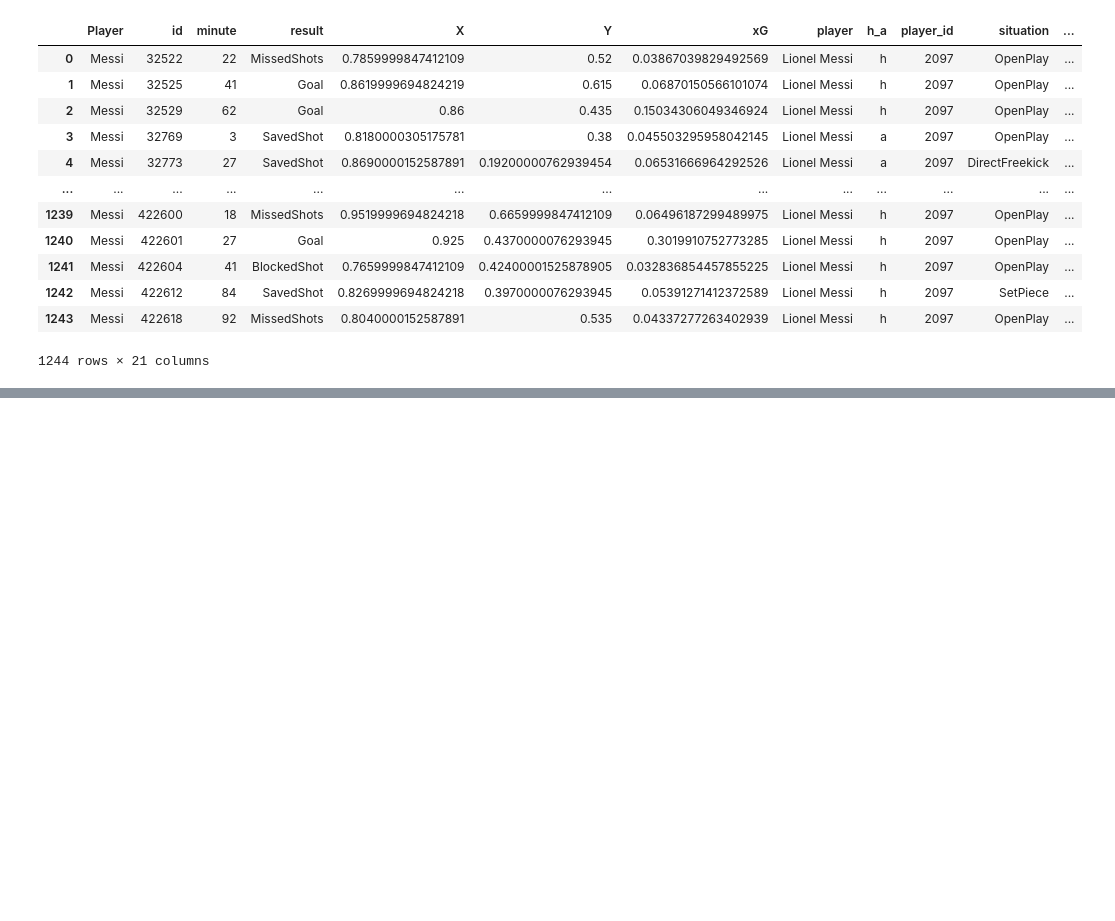
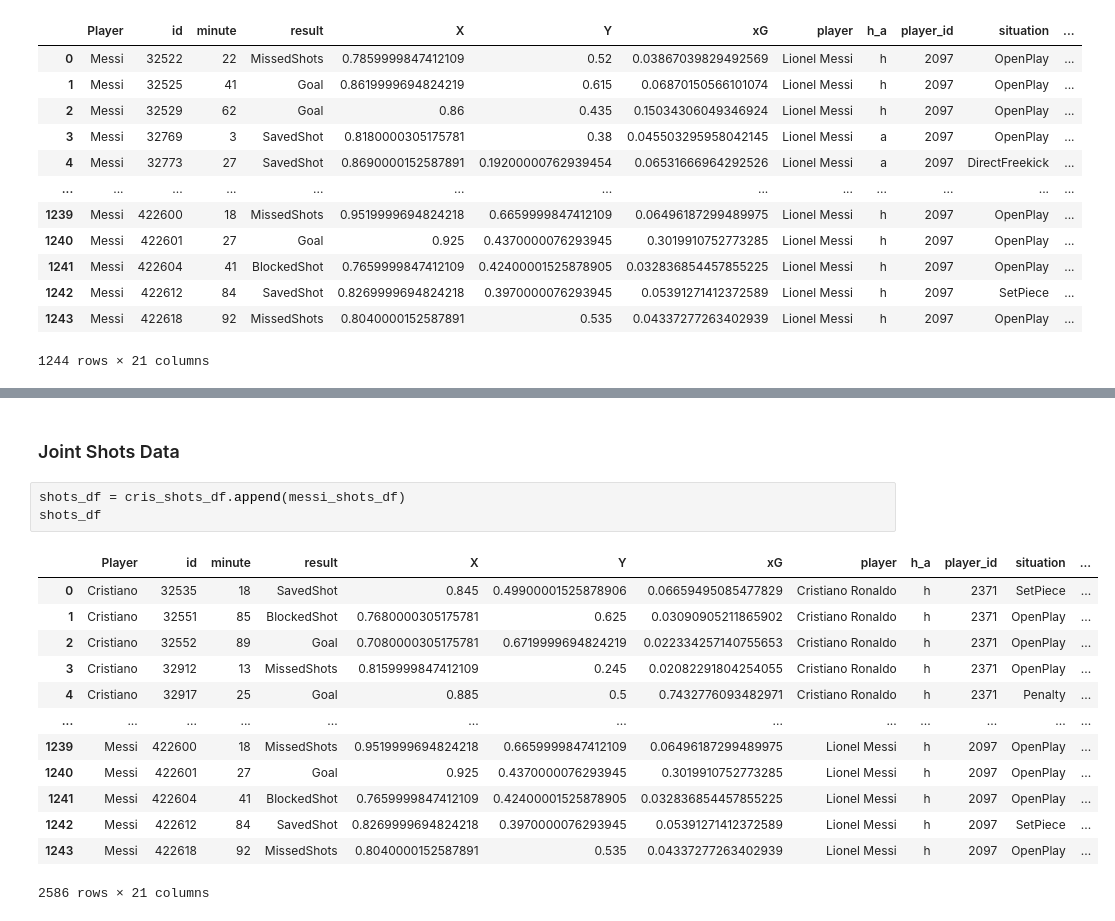
Before and after one commit to kaustavr19/Messi-vs-Ronaldo---An-Analytical-Debate, a Jupyter notebook: Messi_vs_Ronaldo_An_Analytical_Debate.ipynb, the cells around one changed output, grey strips where cells are left out. Drawn from its saved outputs; the diff is of its cells as text; blank space fills up the shorter version.

Commit message:
Final season & shots data table

```diff
--- a/Messi_vs_Ronaldo_An_Analytical_Debate.ipynb
+++ b/Messi_vs_Ronaldo_An_Analytical_Debate.ipynb
@@ -144,0 +168,19 @@ messi_shots_df
+# %% [markdown]
+### Joint Shots Data
+# %%
+shots_df = cris_shots_df.append(messi_shots_df)
+shots_df
+# %% [output]
+|  | Player | id | minute | result | X | Y | xG | player | h_a | player_id | situation | ... |
+| 0 | Cristiano | 32535 | 18 | SavedShot | 0.845 | 0.49900001525878906 | 0.06659495085477829 | Cristiano Ronaldo | h | 2371 | SetPiece | ... |
+| 1 | Cristiano | 32551 | 85 | BlockedShot | 0.7680000305175781 | 0.625 | 0.03090905211865902 | Cristiano Ronaldo | h | 2371 | OpenPlay | ... |
+| 2 | Cristiano | 32552 | 89 | Goal | 0.7080000305175781 | 0.6719999694824219 | 0.022334257140755653 | Cristiano Ronaldo | h | 2371 | OpenPlay | ... |
+| 3 | Cristiano | 32912 | 13 | MissedShots | 0.8159999847412109 | 0.245 | 0.02082291804254055 | Cristiano Ronaldo | h | 2371 | OpenPlay | ... |
+| 4 | Cristiano | 32917 | 25 | Goal | 0.885 | 0.5 | 0.7432776093482971 | Cristiano Ronaldo | h | 2371 | Penalty | ... |
+| ... | ... | ... | ... | ... | ... | ... | ... | ... | ... | ... | ... | ... |
+| 1239 | Messi | 422600 | 18 | MissedShots | 0.9519999694824218 | 0.6659999847412109 | 0.06496187299489975 | Lionel Messi | h | 2097 | OpenPlay | ... |
+| 1240 | Messi | 422601 | 27 | Goal | 0.925 | 0.4370000076293945 | 0.3019910752773285 | Lionel Messi | h | 2097 | OpenPlay | ... |
+| 1241 | Messi | 422604 | 41 | BlockedShot | 0.7659999847412109 | 0.42400001525878905 | 0.032836854457855225 | Lionel Messi | h | 2097 | OpenPlay | ... |
+| 1242 | Messi | 422612 | 84 | SavedShot | 0.8269999694824218 | 0.3970000076293945 | 0.05391271412372589 | Lionel Messi | h | 2097 | SetPiece | ... |
+| 1243 | Messi | 422618 | 92 | MissedShots | 0.8040000152587891 | 0.535 | 0.04337277263402939 | Lionel Messi | h | 2097 | OpenPlay | ... |
+2586 rows × 21 columns
```
Also changed, not shown: parts of 4 cells of this notebook.
